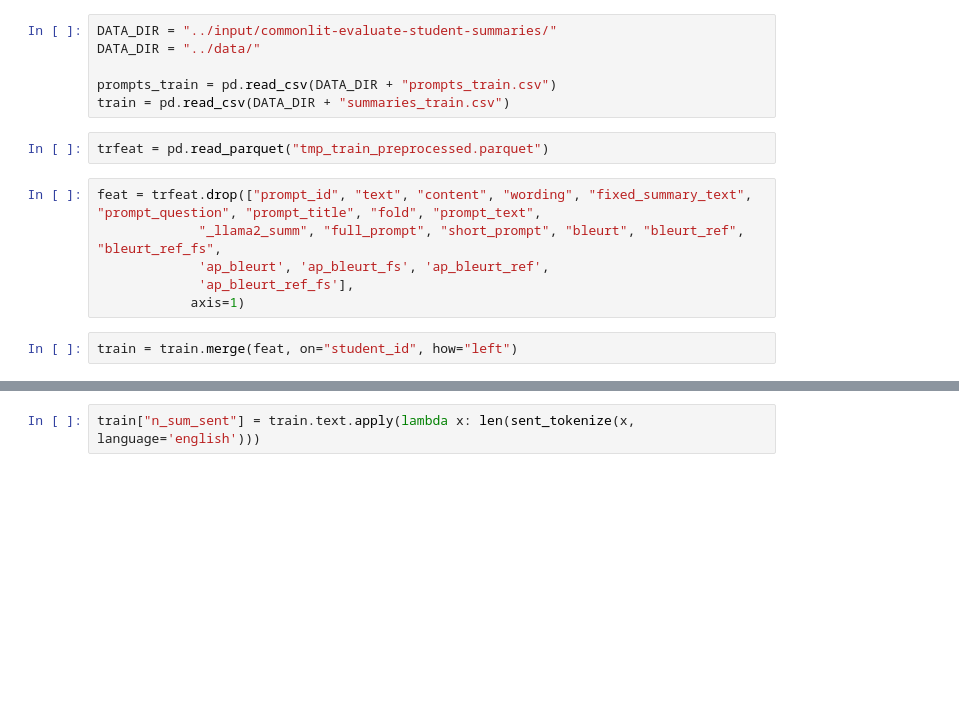
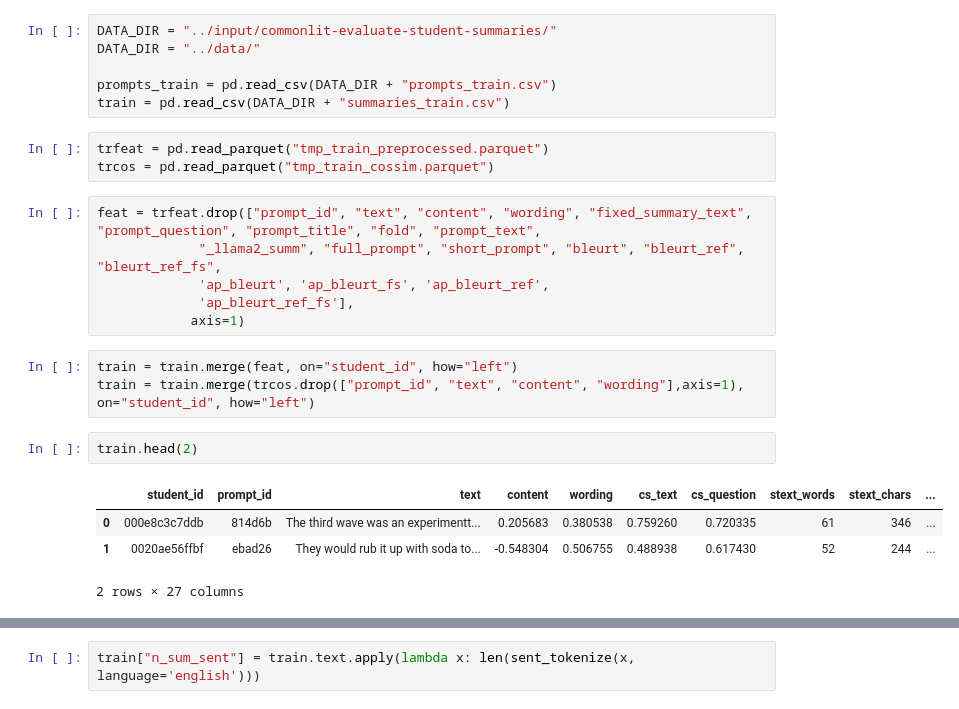
Before and after one commit to phnascimento2/kaggle-summary-text-competition, a Jupyter notebook: notebooks/heatmap_experiments.ipynb, the cells around one changed output, grey strips where cells are left out. Drawn from its saved outputs; the diff is of its cells as text; blank space fills up the shorter version.

```diff
--- a/notebooks/heatmap_experiments.ipynb
+++ b/notebooks/heatmap_experiments.ipynb
@@ -25,14 +23,23 @@ prompts_train = pd.read_csv(DATA_DIR + "prompts_train.csv")
 train = pd.read_csv(DATA_DIR + "summaries_train.csv")
 # %%
 trfeat = pd.read_parquet("tmp_train_preprocessed.parquet")
+trcos = pd.read_parquet("tmp_train_cossim.parquet")
 # %%
 feat = trfeat.drop(["prompt_id", "text", "content", "wording", "fixed_summary_text", "prompt_question", "prompt_title", "fold", "prompt_text",
              "_llama2_summ", "full_prompt", "short_prompt", "bleurt", "bleurt_ref", "bleurt_ref_fs",
              'ap_bleurt', 'ap_bleurt_fs', 'ap_bleurt_ref',
              'ap_bleurt_ref_fs'],
             axis=1)
-# %%
-train = train.merge(feat, on="student_id", how="left")
+# %%
+train = train.merge(feat, on="student_id", how="left")
+train = train.merge(trcos.drop(["prompt_id", "text", "content", "wording"],axis=1), on="student_id", how="left")
+# %%
+train.head(2)
+# %% [output]
+|  | student_id | prompt_id | text | content | wording | cs_text | cs_question | stext_words | stext_chars | ... |
+| 0 | 000e8c3c7ddb | 814d6b | The third wave was an experimentt... | 0.205683 | 0.380538 | 0.759260 | 0.720335 | 61 | 346 | ... |
+| 1 | 0020ae56ffbf | ebad26 | They would rub it up with soda to... | -0.548304 | 0.506755 | 0.488938 | 0.617430 | 52 | 244 | ... |
+2 rows × 27 columns
 # %%
 train.columns
 # %% [output]
```
Also changed, not shown: parts of 20 cells of this notebook, 3 other files.
